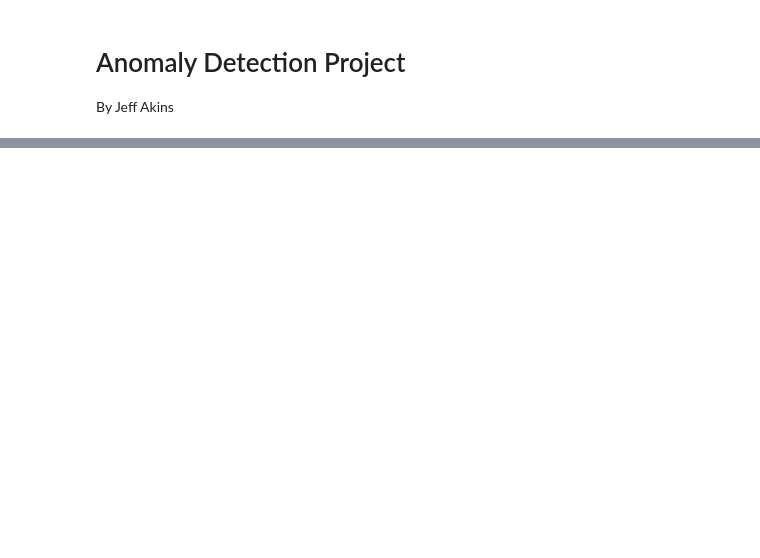
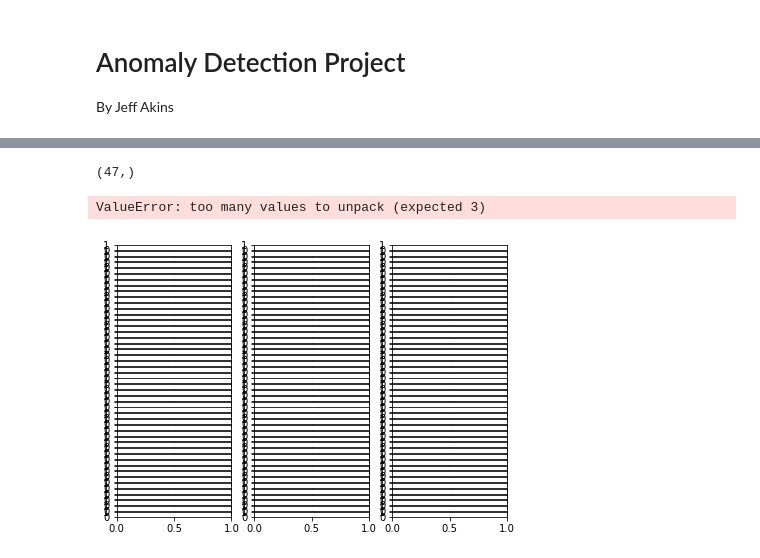
Before and after one commit to jeffakins/anomaly_detection_project, a Jupyter notebook: anomaly_detection_project.ipynb, the cells around one changed output, grey strips where cells are left out. Saved outputs shown, nothing was run; the diff lists cells and outputs as text; code cells hidden in the pictures; blank space fills up the shorter version.

```diff
--- a/anomaly_detection_project.ipynb
+++ b/anomaly_detection_project.ipynb
@@ -86,2 +82,0 @@ log.updated_at = pd.to_datetime(log.updated_at)
-# %%
-log = log.drop(columns=['date', 'time'])
@@ -110,0 +136,14 @@ df[~ df.path.str.endswith('jpeg')]
+# %%
+cohort_names.shape
+# %% [output]
+(47,)
+# %%
+cohort_names = lesson.name.unique()
+for cohort_name in cohort_names:
+    top_cohort_lessons = pd.DataFrame(lesson[lesson.name == cohort_name].path.value_counts().head(5))
+
+    grid = sns.FacetGrid(df, col="walk", hue="walk", palette="tab20c",
+                     col_wrap=4, height=1.5)
+# %% [output]
+ValueError: too many values to unpack (expected 3)
+[figure, added]
```
Also changed, not shown: parts of 33 cells of this notebook, 1 other file.
